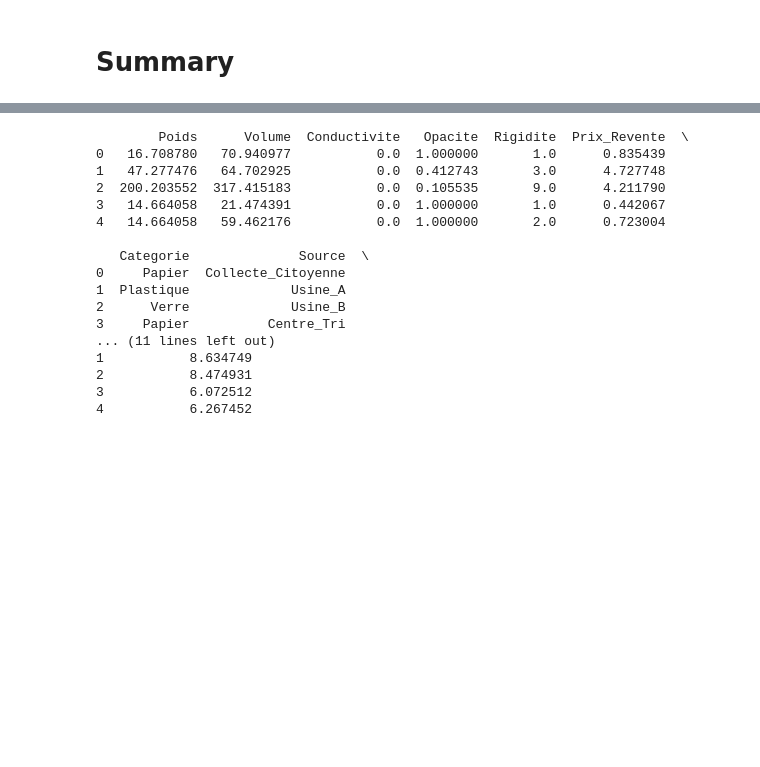
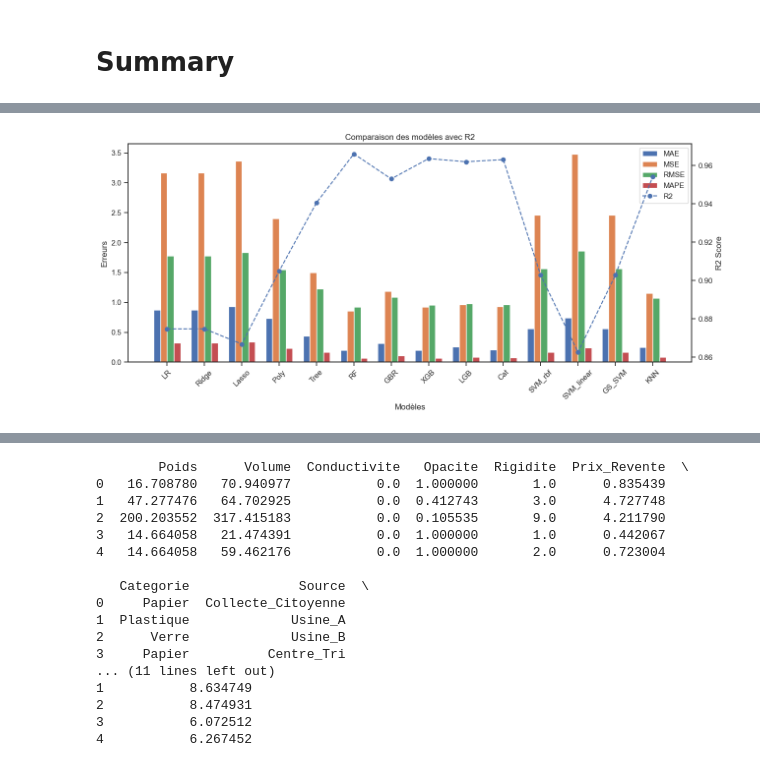
Before and after one commit to Test123599/ECOML, a Jupyter notebook: TpStandard - Copie.ipynb, the cells around one changed output, grey strips where cells are left out. Drawn from its saved outputs; the diff is of its cells as text; code cells hidden in the pictures; blank space fills up the shorter version.

```diff
--- a/TpStandard - Copie.ipynb
+++ b/TpStandard - Copie.ipynb
@@ -2197,0 +2278,64 @@ print("| KNN                    | {0:.5f} | {1:.5f} | {2:.5f} | {3:.5f} | {4:.5f
+# %%
+import numpy as np
+import matplotlib.pyplot as plt
+
+models = [
+    "LR", "Ridge", "Lasso", "Poly", "Tree", "RF",
+    "GBR", "XGB", "LGB", "Cat", "SVM_rbf",
+    "SVM_linear", "GS_SVM", "KNN"
+]
+
+mae = [mae_lr, mae_ridge, mae_lasso, mae_poly, mae_tree,
+       mae_rf, mae_gbr, mae_xgb, mae_lgb, mae_cat,
+       mae_rbf, mae_linear, mae_svm, mae_knn]
+
+mse = [mse_lr, mse_ridge, mse_lasso, mse_poly, mse_tree,
+       mse_rf, mse_gbr, mse_xgb, mse_lgb, mse_cat,
+       mse_rbf, mse_linear, mse_svm, mse_knn]
+
+rmse = [rmse_lr, rmse_ridge, rmse_lasso, rmse_poly, rmse_tree,
+        rmse_rf, rmse_gbr, rmse_xgb, rmse_lgb, rmse_cat,
+        rmse_rbf, rmse_linear, rmse_svm, rmse_knn]
+
+mape = [mape_lr, mape_ridge, mape_lasso, mape_poly, mape_tree,
+        mape_rf, mape_gbr, mape_xgb, mape_lgb, mape_cat,
+        mape_rbf, mape_linear, mape_svm, mape_knn]
+
+r2 = [r2_lr, r2_ridge, r2_lasso, r2_poly, r2_tree,
+      r2_rf, r2_gbr, r2_xgb, r2_lgb, r2_cat,
+      r2_rbf, r2_linear, r2_svm, r2_knn]
+
+x = np.arange(len(models))
+width = 0.18
+
+fig, ax1 = plt.subplots(figsize=(13,6))
+
+# Bar metrics
+ax1.bar(x - 1.5*width, mae, width, label='MAE')
+ax1.bar(x - 0.5*width, mse, width, label='MSE')
+ax1.bar(x + 0.5*width, rmse, width, label='RMSE')
+ax1.bar(x + 1.5*width, mape, width, label='MAPE')
+
+ax1.set_xlabel("Modèles")
+ax1.set_ylabel("Erreurs")
+ax1.set_xticks(x)
+ax1.set_xticklabels(models, rotation=45)
+
+# Axe secondaire pour R²
+ax2 = ax1.twinx()
+ax2.plot(x, r2, marker='o', linestyle='--', label='R2')
+
+ax2.set_ylabel("R2 Score")
+
+# Legend combine
+lines_labels = ax1.get_legend_handles_labels()
+lines2_labels = ax2.get_legend_handles_labels()
+ax1.legend(lines_labels[0] + lines2_labels[0],
+           lines_labels[1] + lines2_labels[1],
+           loc='upper right')
+
+plt.title("Comparaison des modèles avec R2")
+plt.tight_layout()
+plt.show()
+# %% [output]
+[figure, added]
```
Also changed, not shown: parts of 25 cells of this notebook, 4 other files.
